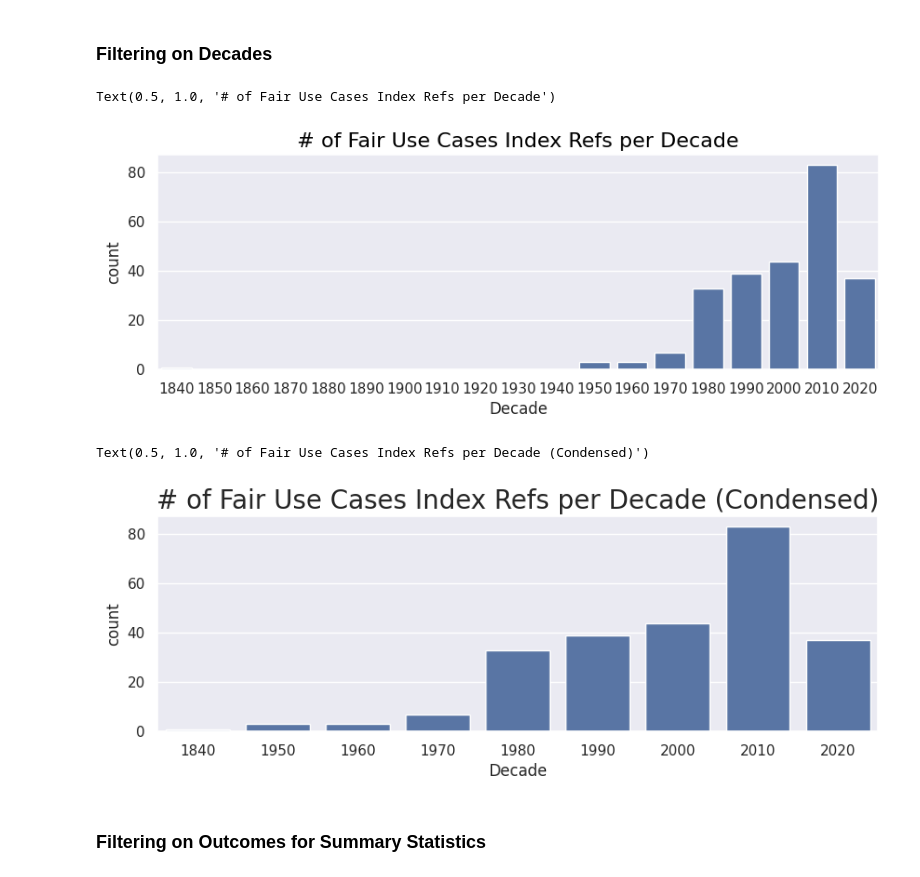
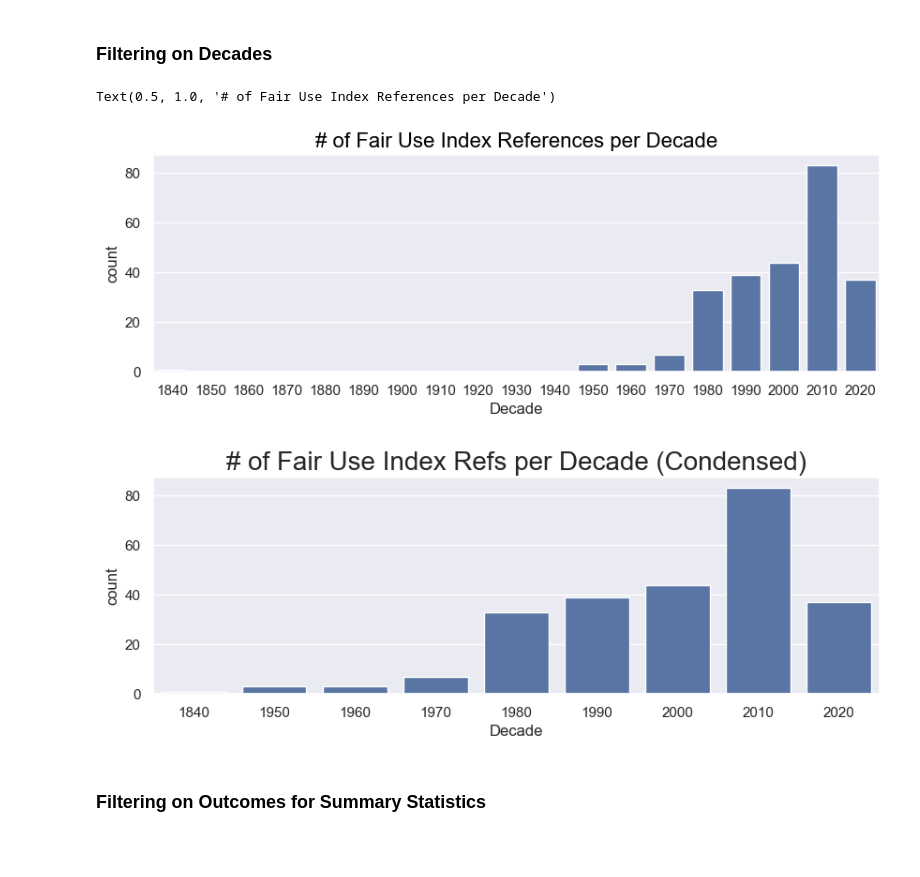
Before and after one commit to atnjqt/fair-use-index, a Jupyter notebook: analysis.ipynb, the cells around one changed output. Drawn from its saved outputs; the diff is of its cells as text; code cells hidden in the pictures; blank space fills up the shorter version.

```diff
--- a/analysis.ipynb
+++ b/analysis.ipynb
@@ -110,25 +109,25 @@ decades_over_time = [1840, 1850, 1860, 1870, 1880, 1890, 1900, 1910, 1920, 1930,
 
 sns.set(rc={'figure.figsize':(10,3)})
 sns.set_style("darkgrid")
-title='# of Fair Use Cases Index Refs per Decade'
+title='# of Fair Use Index References per Decade'
 sns.countplot(x='Decade', data=df, order=decades_over_time).set_title(title, fontsize=16, color='black')
 # %% [output]
-Text(0.5, 1.0, '# of Fair Use Cases Index Refs per Decade')
+Text(0.5, 1.0, '# of Fair Use Index References per Decade')
-[figure, old version]
+[figure, new version]
 # %%
 # Plot the number of cases per decade
 #df['Decade'].value_counts().sort_index().plot(kind='bar', figsize=(5,3), label='Decade')
 # seaborn
 # Bar plot of the number of cases per decade (including missing values)
 #df.Decade.value_counts().reindex(decades_over_time).plot(kind='bar', figsize=(10,2.5), label='Decade')
 # seaborn sort on reindexed decades_over_time, make it wider, and add a title
 # change degree of x axis labels
 sns.set(rc={'figure.figsize':(10,3)})
 sns.set_style("darkgrid")
-sns.countplot(x='Decade', data=df).set_title('# of Fair Use Cases Index Refs per Decade (Condensed)', fontsize=20)
+sns.countplot(x='Decade', data=df).set_title('# of Fair Use Index Refs per Decade (Condensed)', fontsize=20)
+plt.savefig('./static/images/fui_decade_counts_summary.png',bbox_inches='tight')
 # %% [output]
-Text(0.5, 1.0, '# of Fair Use Cases Index Refs per Decade (Condensed)')
-[figure, old version]
+[figure, new version]
 # %% [markdown]
 ### Filtering on Outcomes for Summary Statistics
 # %%
```
Also changed, not shown: parts of 19 cells of this notebook, 7 other files.
